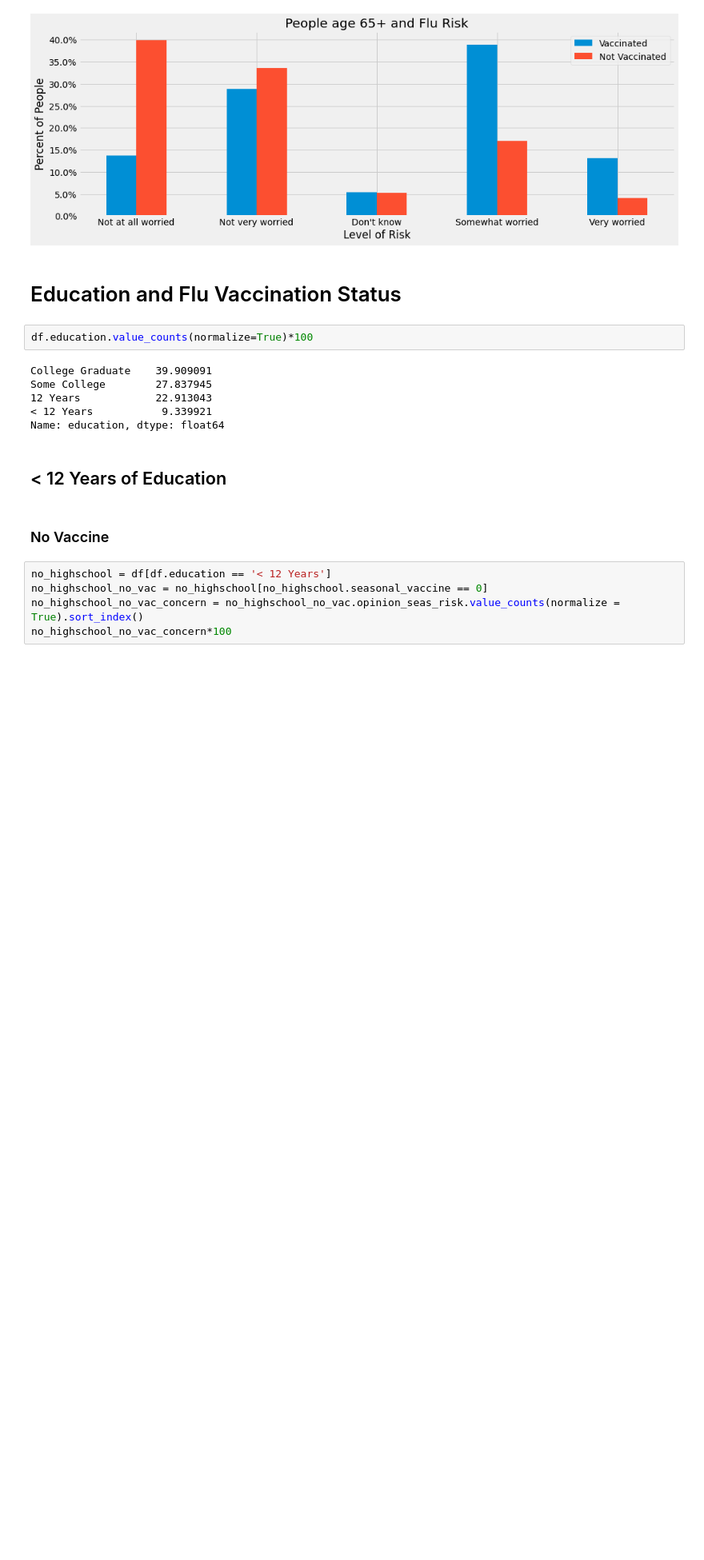
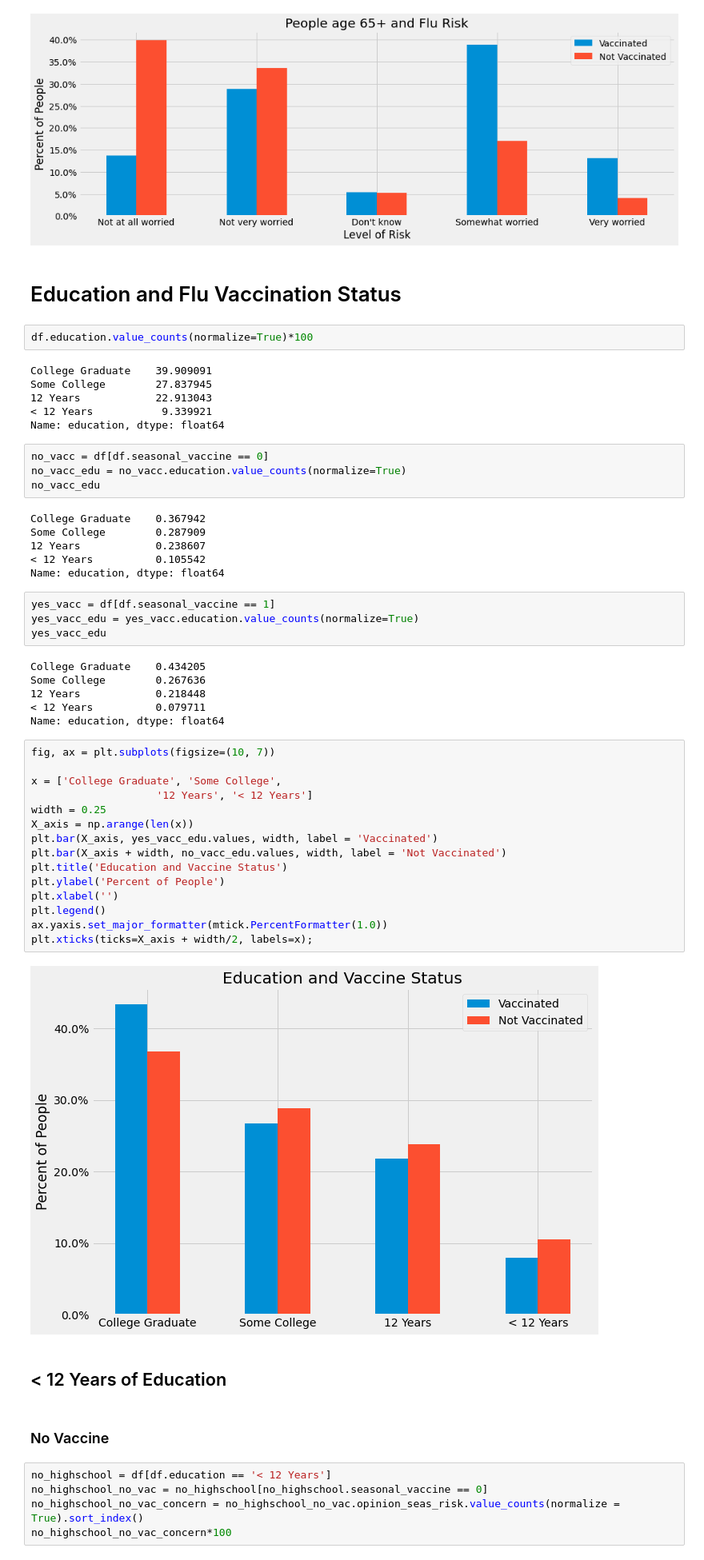
Before and after one commit to mankah/Capstone, a Jupyter notebook: Flu_analysis_models/00_Seasonal_Flu_Analysis.ipynb, the cells around one changed output. Shown at 80% size. Saved outputs shown, nothing was run; the diff lists cells and outputs as text; blank space fills up the shorter version.

```diff
--- a/Flu_analysis_models/00_Seasonal_Flu_Analysis.ipynb
+++ b/Flu_analysis_models/00_Seasonal_Flu_Analysis.ipynb
@@ -504,6 +543,43 @@ Some College        27.837945
 12 Years            22.913043
 < 12 Years           9.339921
 Name: education, dtype: float64
+# %%
+no_vacc = df[df.seasonal_vaccine == 0]
+no_vacc_edu = no_vacc.education.value_counts(normalize=True)
+no_vacc_edu
+# %% [output]
+College Graduate    0.367942
+Some College        0.287909
+12 Years            0.238607
+< 12 Years          0.105542
+Name: education, dtype: float64
+# %%
+yes_vacc = df[df.seasonal_vaccine == 1]
+yes_vacc_edu = yes_vacc.education.value_counts(normalize=True)
+yes_vacc_edu
+# %% [output]
+College Graduate    0.434205
+Some College        0.267636
+12 Years            0.218448
+< 12 Years          0.079711
+Name: education, dtype: float64
+# %%
+fig, ax = plt.subplots(figsize=(10, 7))
+
+x = ['College Graduate', 'Some College',
+                    '12 Years', '< 12 Years']
+width = 0.25
+X_axis = np.arange(len(x))
+plt.bar(X_axis, yes_vacc_edu.values, width, label = 'Vaccinated')
+plt.bar(X_axis + width, no_vacc_edu.values, width, label = 'Not Vaccinated')
+plt.title('Education and Vaccine Status')
+plt.ylabel('Percent of People')
+plt.xlabel('')
+plt.legend()
+ax.yaxis.set_major_formatter(mtick.PercentFormatter(1.0))
+plt.xticks(ticks=X_axis + width/2, labels=x);
+# %% [output]
+[figure, added]
 # %% [markdown]
 ## < 12 Years of Education
 # %% [markdown]
```
Also changed, not shown: parts of 3 cells of this notebook, 1 other file.
